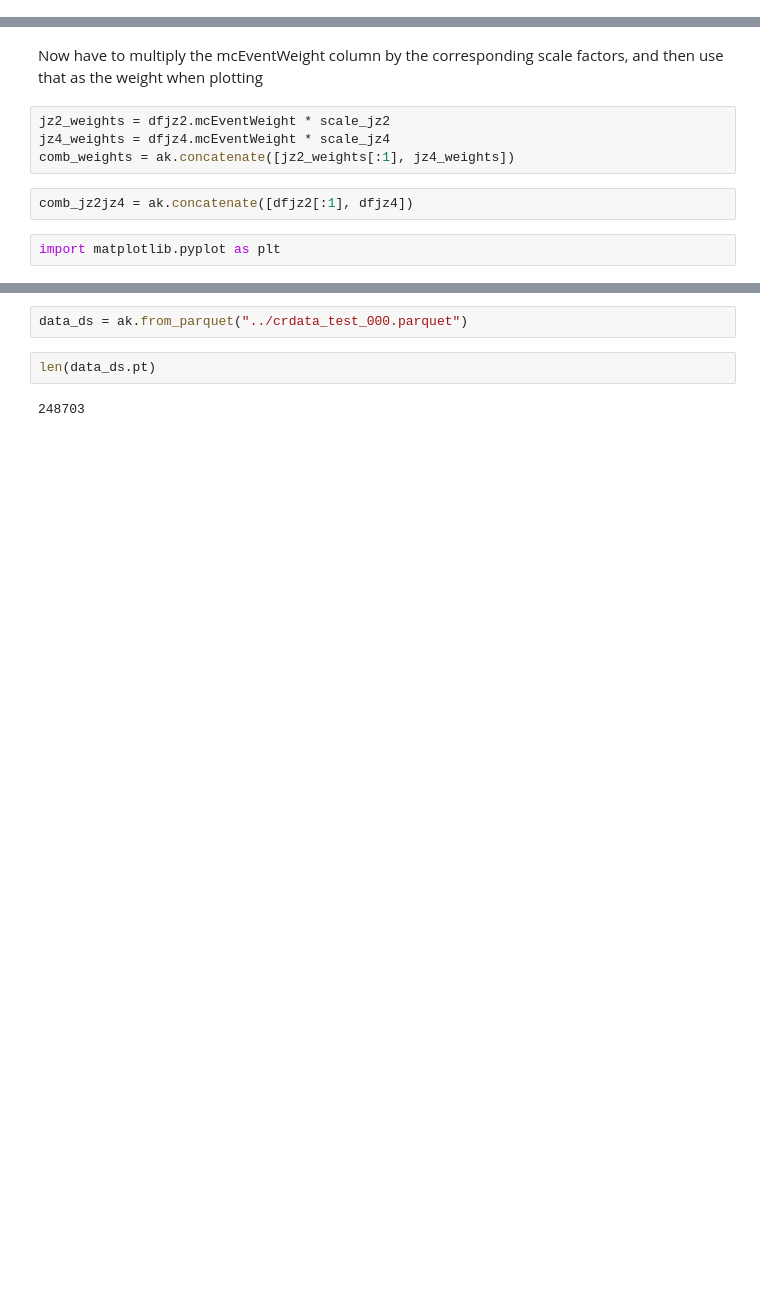
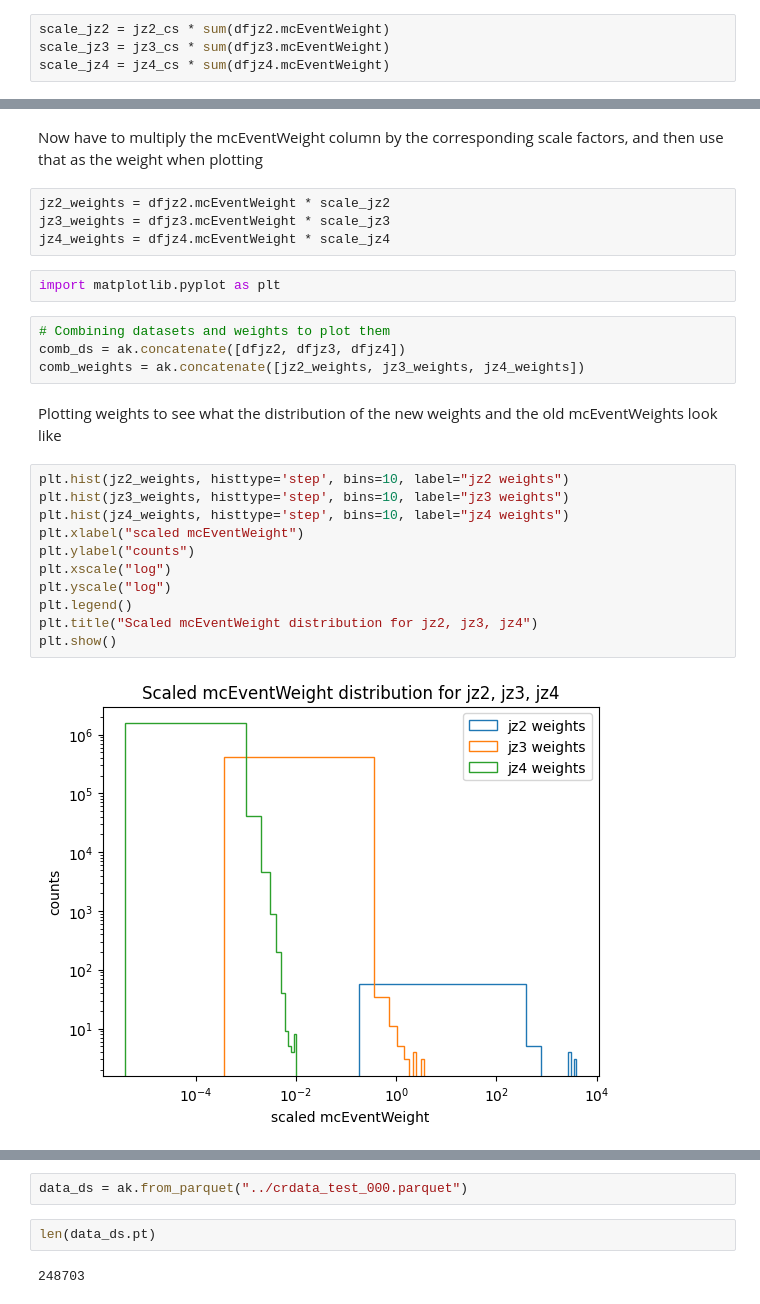
Before and after one commit to gordonwatts/sx_training_fetch, a Jupyter notebook: notebooks/008 - CR_region.ipynb, the cells around one changed output, grey strips where cells are left out. Saved outputs shown, nothing was run; the diff lists cells and outputs as text; blank space fills up the shorter version.

```diff
--- a/notebooks/008 - CR_region.ipynb
+++ b/notebooks/008 - CR_region.ipynb
@@ -28,0 +87,4 @@ Scaling factors for JZ2
+# %%
+scale_jz2 = jz2_cs * sum(dfjz2.mcEventWeight)
+scale_jz3 = jz3_cs * sum(dfjz3.mcEventWeight)
+scale_jz4 = jz4_cs * sum(dfjz4.mcEventWeight)
@@ -50,9 +120,26 @@ print(scale_jz4)
 Now have to multiply the mcEventWeight column by the corresponding scale factors, and then use that as the weight when plotting
 # %%
 jz2_weights = dfjz2.mcEventWeight * scale_jz2
+jz3_weights = dfjz3.mcEventWeight * scale_jz3
 jz4_weights = dfjz4.mcEventWeight * scale_jz4
-comb_weights = ak.concatenate([jz2_weights[:1], jz4_weights])
-# %%
-comb_jz2jz4 = ak.concatenate([dfjz2[:1], dfjz4])
 # %%
 import matplotlib.pyplot as plt
+# %%
+# Combining datasets and weights to plot them
+comb_ds = ak.concatenate([dfjz2, dfjz3, dfjz4])
+comb_weights = ak.concatenate([jz2_weights, jz3_weights, jz4_weights])
+# %% [markdown]
+Plotting weights to see what the distribution of the new weights and the old mcEventWeights look like
+# %%
+plt.hist(jz2_weights, histtype='step', bins=10, label="jz2 weights")
+plt.hist(jz3_weights, histtype='step', bins=10, label="jz3 weights")
+plt.hist(jz4_weights, histtype='step', bins=10, label="jz4 weights")
+plt.xlabel("scaled mcEventWeight")
+plt.ylabel("counts")
+plt.xscale("log")
+plt.yscale("log")
+plt.legend()
+plt.title("Scaled mcEventWeight distribution for jz2, jz3, jz4")
+plt.show()
+# %% [output]
+[figure, added]
```
Also changed, not shown: parts of 37 cells of this notebook.
